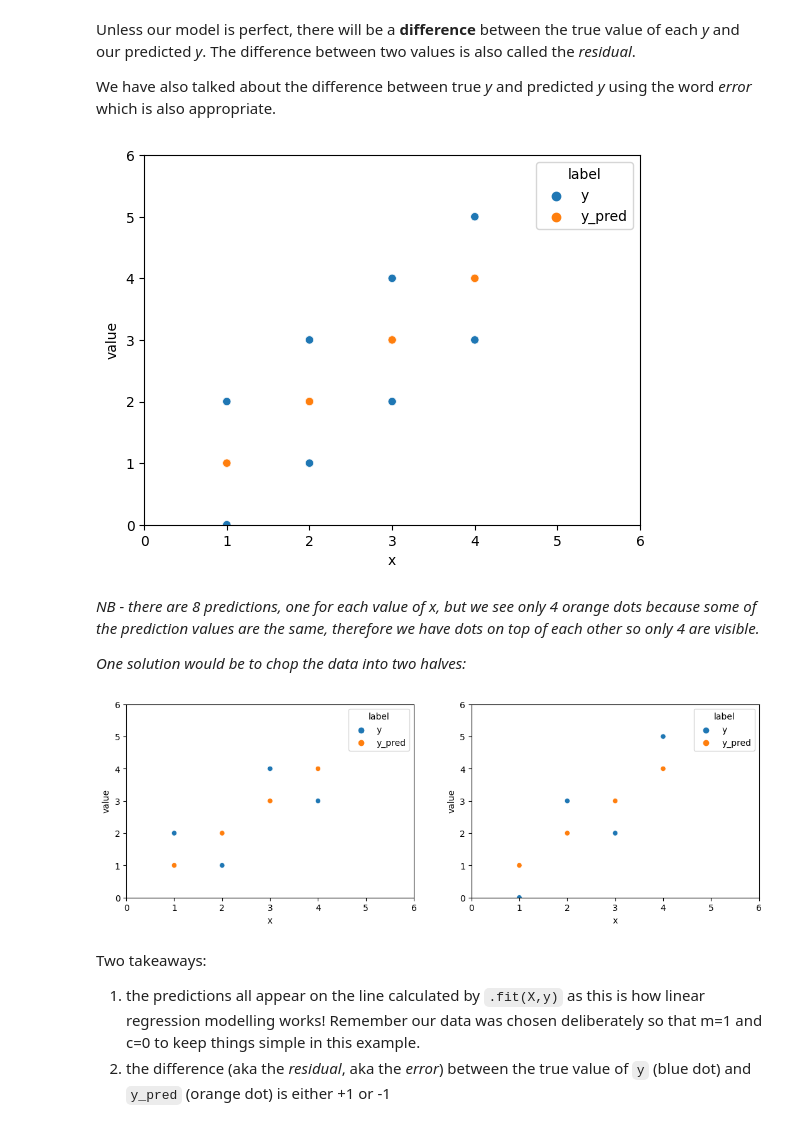
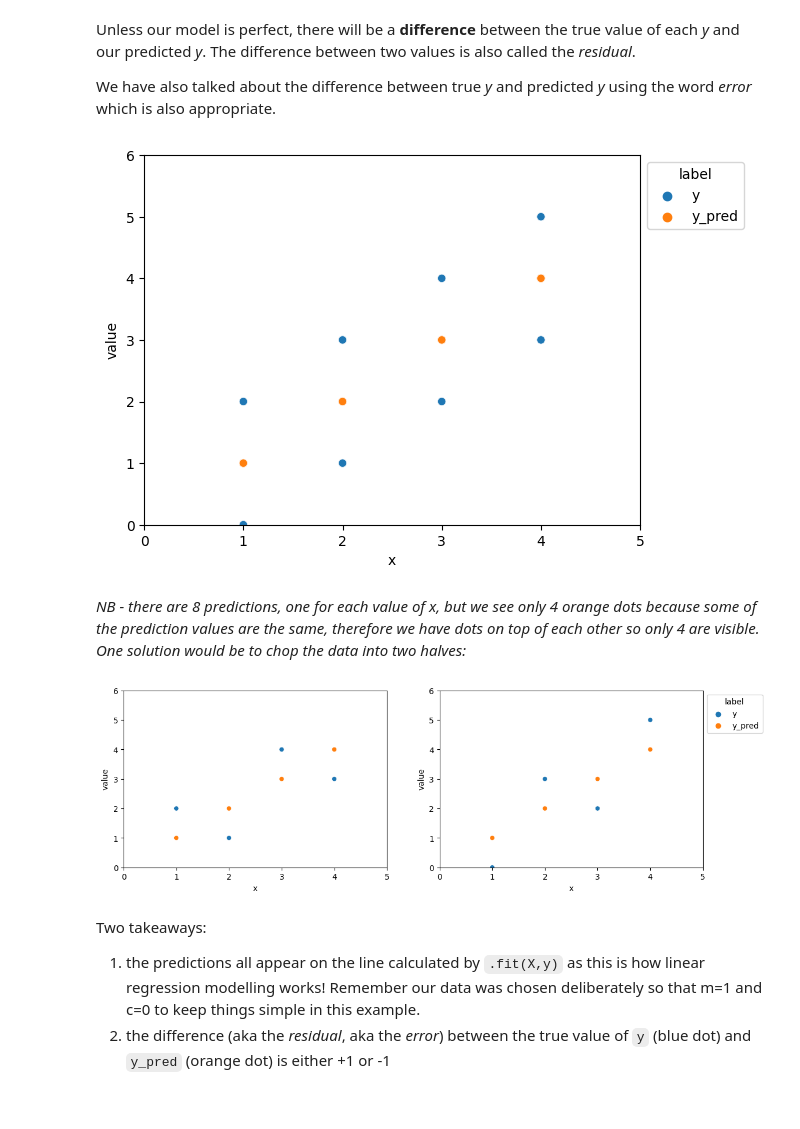
Before and after one commit to cp2423/binder, a Jupyter notebook: R-squared explained.ipynb, the cells around one changed output. Cells and saved outputs as stored; diff of their text form; code cells hidden in the pictures.

Commit message:
Moved legends out of the way on some plots

```diff
--- a/R-squared explained.ipynb
+++ b/R-squared explained.ipynb
@@ -108,27 +108,27 @@ We have also talked about the difference between true *y* and predicted *y* usin
 # %%
 # let's try and visualise this
 # adapted from https://stackoverflow.com/questions/44941082/plot-multiple-columns-of-pandas-dataframe-using-seaborn
 df_melted = df.melt('x', var_name='label', value_name='value')
 g = sns.scatterplot(data=df_melted, x='x', y='value', hue='label')
-g.set(xlim=(0,6), ylim=(0,6));
+g.set(xlim=(0,5), ylim=(0,6));
+sns.move_legend(g, "upper left", bbox_to_anchor=(1, 1))
 # %% [output]
-[figure, old version]
+[figure, new version]
 # %% [markdown]
-*NB - there are 8 predictions, one for each value of x, but we see only 4 orange dots because some of the prediction values are the same, therefore we have dots on top of each other so only 4 are visible.*
-
-*One solution would be to chop the data into two halves:*
+*NB - there are 8 predictions, one for each value of x, but we see only 4 orange dots because some of the prediction values are the same, therefore we have dots on top of each other so only 4 are visible. One solution would be to chop the data into two halves:*
 # %%
 fig, ax = plt.subplots(1, 2, figsize=(13,4))
 
 df_melted_0 = df[:4].melt('x', var_name='label', value_name='value')
-sns.scatterplot(data=df_melted_0, x='x', y='value', hue='label', ax=ax[0])
-ax[0].set(xlim=(0,6), ylim=(0,6))
+sns.scatterplot(data=df_melted_0, x='x', y='value', hue='label', ax=ax[0], legend=None)
+ax[0].set(xlim=(0,5), ylim=(0,6))
 
 df_melted_1 = df[4:].melt('x', var_name='label', value_name='value')
 sns.scatterplot(data=df_melted_1, x='x', y='value', hue='label', ax=ax[1])
-ax[1].set(xlim=(0,6), ylim=(0,6));
+ax[1].set(xlim=(0,5), ylim=(0,6));
+sns.move_legend(ax[1], "upper left", bbox_to_anchor=(1, 1))
 # %% [output]
-[figure, old version]
+[figure, new version]
 # %% [markdown]
 Two takeaways:
 1. the predictions all appear on the line calculated by `.fit(X,y)` as this is how linear regression modelling works! Remember our data was chosen deliberately so that m=1 and c=0 to keep things simple in this example.
```
Also changed, not shown: parts of 2 cells of this notebook.
